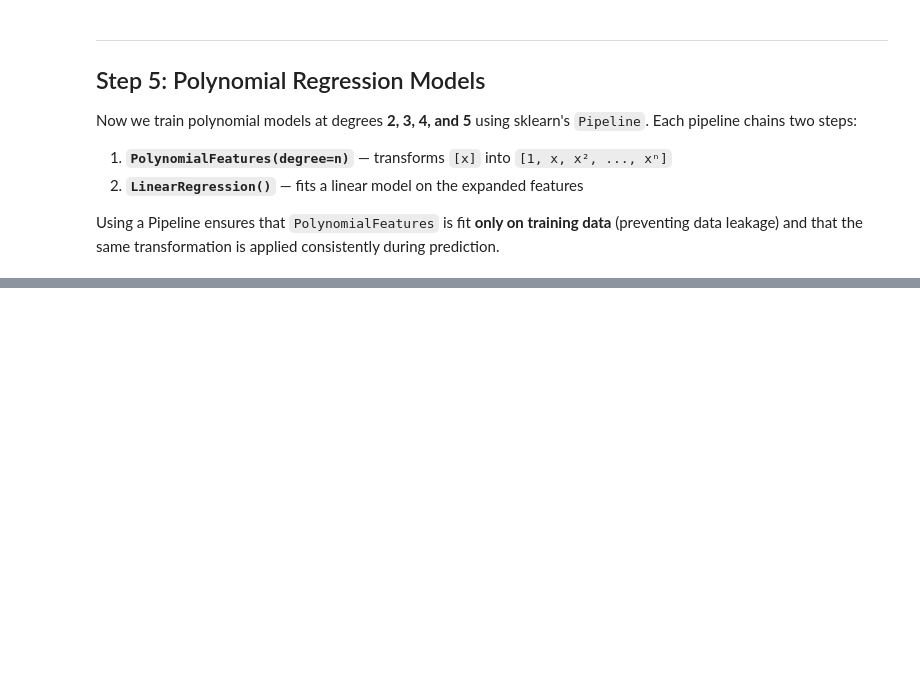
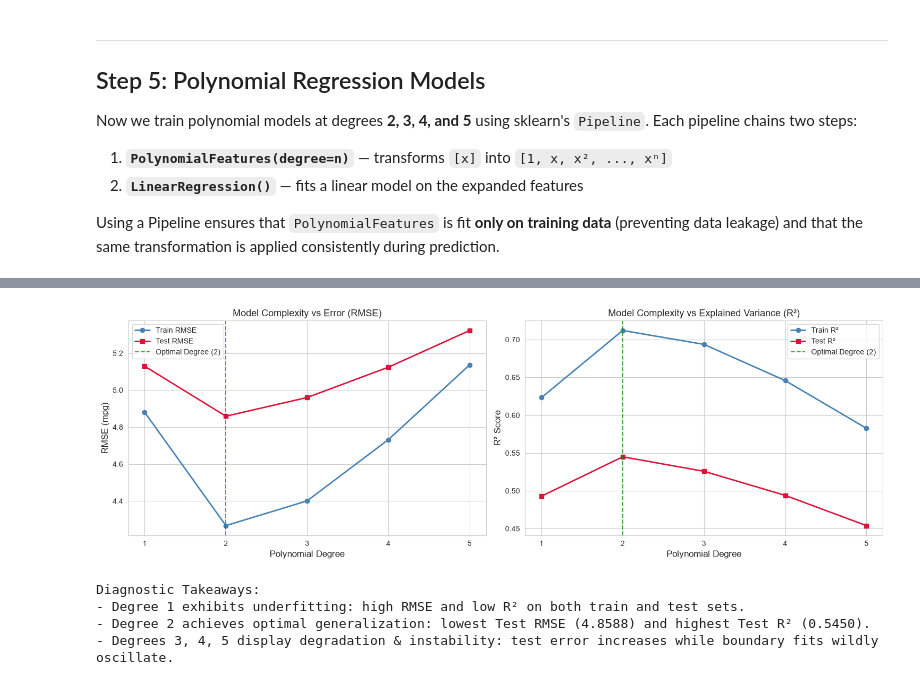
Before and after one commit to ahsansheikh14/polynomial-regression-assignment, a Jupyter notebook: polynomial_regression_analysis.ipynb, the cells around one changed output, grey strips where cells are left out. Saved outputs shown, nothing was run; the diff lists cells and outputs as text; code cells hidden in the pictures; blank space fills up the shorter version.

Commit message:
Add model complexity diagnostics, evaluation table, and bias-variance analysis

```diff
--- a/polynomial_regression_analysis.ipynb
+++ b/polynomial_regression_analysis.ipynb
@@ -353,0 +472,16 @@ print('- Degree 5 may show slight wobble at the edges — a sign of overfitting.
+# %%
+# ============================================================
+# Step 6a: Model Comparison Table
+# ============================================================
+
+comparison_df = pd.DataFrame(all_results).T
+comparison_df.index.name = 'Model'
+comparison_df = comparison_df[['Train R²', 'Test R²', 'Train RMSE', 'Test RMSE', 'Train MAE', 'Test MAE']]
+
+print('=================== MODEL PERFORMANCE COMPARISON TABLE ===================')
+print(comparison_df.round(4).to_string())
+print('==========================================================================')
+
+# Save as CSV for reporting and documentation
+comparison_df.round(4).to_csv('plots/model_comparison_table.csv')
+print('Table exported to plots/model_comparison_table.csv')
@@ -353,0 +499,47 @@ print('- Degree 5 may show slight wobble at the edges — a sign of overfitting.
+# %%
+# ============================================================
+# Step 6b: Complexity Diagnostics — Degree vs RMSE and R²
+# ============================================================
+
+deg_labels = [1, 2, 3, 4, 5]
+train_rmse_vals = [comparison_df.loc[m, 'Train RMSE'] for m in comparison_df.index]
+test_rmse_vals  = [comparison_df.loc[m, 'Test RMSE'] for m in comparison_df.index]
+train_r2_vals   = [comparison_df.loc[m, 'Train R²'] for m in comparison_df.index]
+test_r2_vals    = [comparison_df.loc[m, 'Test R²'] for m in comparison_df.index]
+
+fig, axes = plt.subplots(1, 2, figsize=(15, 5))
+
+# Subplot 1: Error (RMSE) vs Degree
+axes[0].plot(deg_labels, train_rmse_vals, marker='o', linewidth=2, color='steelblue', label='Train RMSE')
+axes[0].plot(deg_labels, test_rmse_vals, marker='s', linewidth=2, color='crimson', label='Test RMSE')
+axes[0].set_xlabel('Polynomial Degree', fontsize=12)
+axes[0].set_ylabel('RMSE (mpg)', fontsize=12)
+axes[0].set_title('Model Complexity vs Error (RMSE)', fontsize=13)
+axes[0].set_xticks(deg_labels)
+axes[0].axvline(x=2, color='green', linestyle='--', alpha=0.7, label='Optimal Degree (2)')
+axes[0].legend(fontsize=10)
+
+# Subplot 2: Goodness of Fit (R²) vs Degree
+axes[1].plot(deg_labels, train_r2_vals, marker='o', linewidth=2, color='steelblue', label='Train R²')
+axes[1].plot(deg_labels, test_r2_vals, marker='s', linewidth=2, color='crimson', label='Test R²')
+axes[1].set_xlabel('Polynomial Degree', fontsize=12)
+axes[1].set_ylabel('R² Score', fontsize=12)
+axes[1].set_title('Model Complexity vs Explained Variance (R²)', fontsize=13)
+axes[1].set_xticks(deg_labels)
+axes[1].axvline(x=2, color='green', linestyle='--', alpha=0.7, label='Optimal Degree (2)')
+axes[1].legend(fontsize=10)
+
+plt.tight_layout()
+plt.savefig('plots/04_model_complexity_curves.png', dpi=150, bbox_inches='tight')
+plt.show()
+
+print('Diagnostic Takeaways:')
+print('- Degree 1 exhibits underfitting: high RMSE and low R² on both train and test sets.')
+print('- Degree 2 achieves optimal generalization: lowest Test RMSE (4.8588) and highest Test R² (0.5450).')
+print('- Degrees 3, 4, 5 display degradation & instability: test error increases while boundary fits wildly oscillate.')
+# %% [output]
+[figure, added]
+Diagnostic Takeaways:
+- Degree 1 exhibits underfitting: high RMSE and low R² on both train and test sets.
+- Degree 2 achieves optimal generalization: lowest Test RMSE (4.8588) and highest Test R² (0.5450).
+- Degrees 3, 4, 5 display degradation & instability: test error increases while boundary fits wildly oscillate.
```
Also changed, not shown: parts of 18 cells of this notebook, 6 other files.
